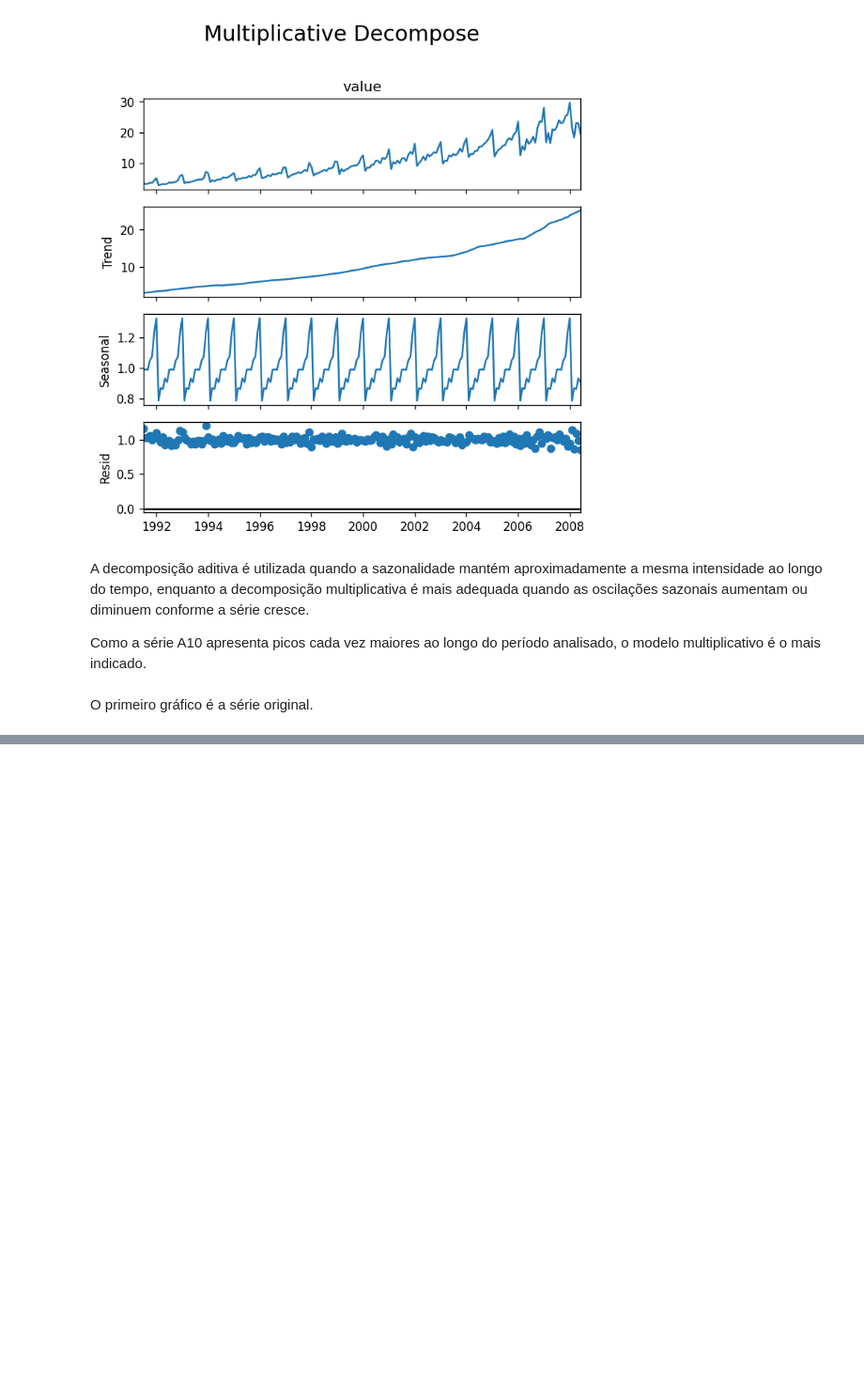
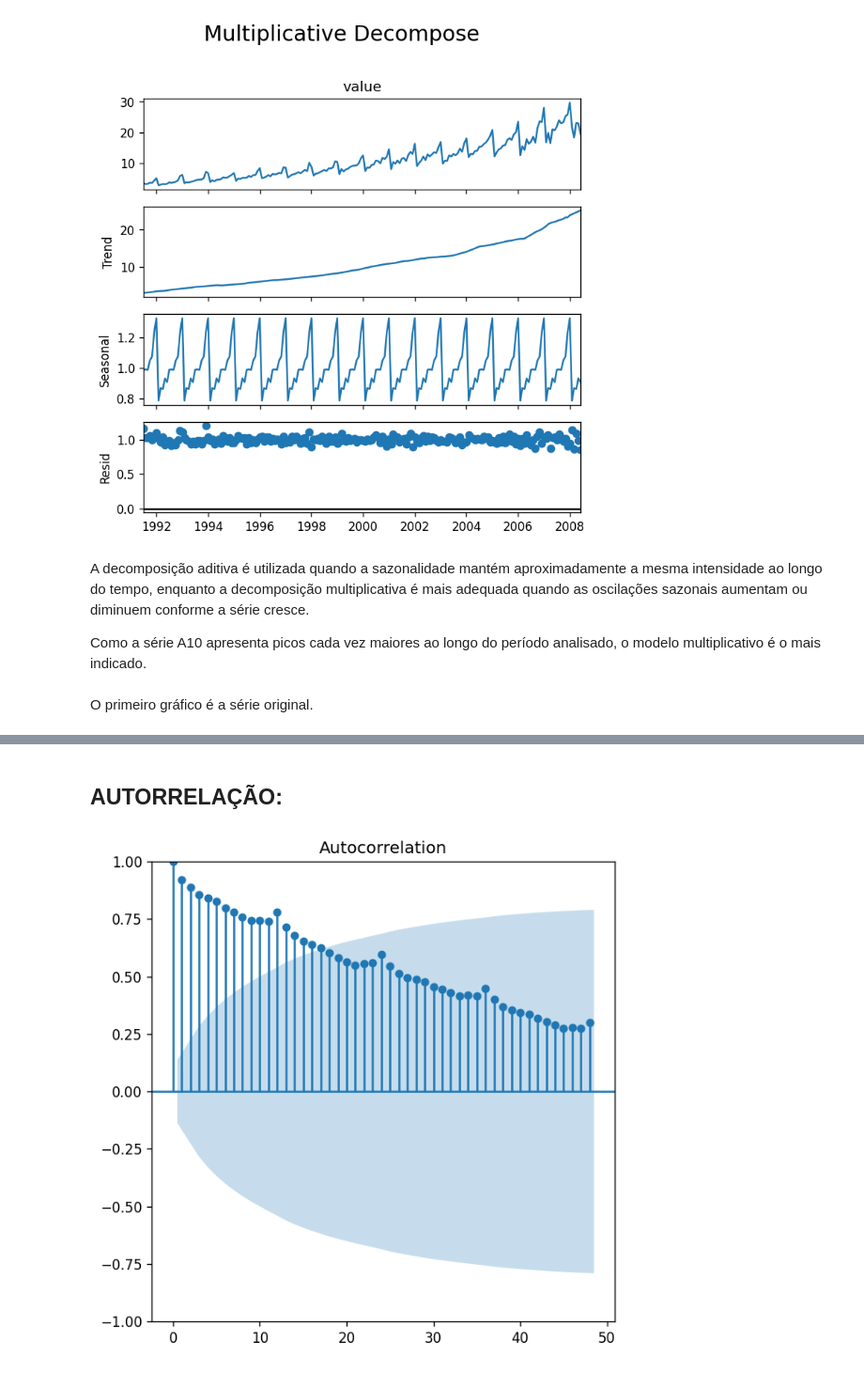
Before and after one commit to JMCVALE/ASN-ROCKS-, a Jupyter notebook: SERIES_TEMPORAIS_DECOMPOSIÇÃO.ipynb, the cells around one changed output, grey strips where cells are left out. Shown at 94% size. Drawn from its saved outputs; the diff is of its cells as text; code cells hidden in the pictures; blank space fills up the shorter version.

```diff
--- a/SERIES_TEMPORAIS_DECOMPOSIÇÃO.ipynb
+++ b/SERIES_TEMPORAIS_DECOMPOSIÇÃO.ipynb
@@ -176,0 +195,11 @@ O primeiro gráfico é a série original.
+# %% [markdown]
+## **AUTORRELAÇÃO:**
+# %%
+################################
+#4. Verificando autocorrelação
+################################
+# Usando função ACF
+plt.rcParams.update({'figure.figsize': (6,6)})
+fig=sm.graphics.tsa.plot_acf(df.value,lags=48)
+# %% [output]
+[figure, added]
```
Also changed, not shown: parts of 6 cells of this notebook.
